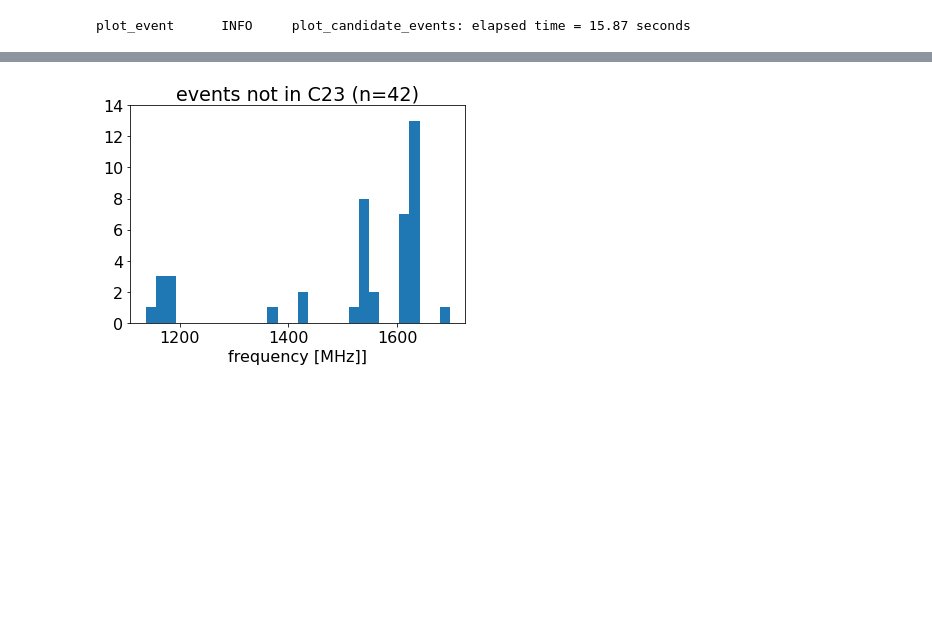
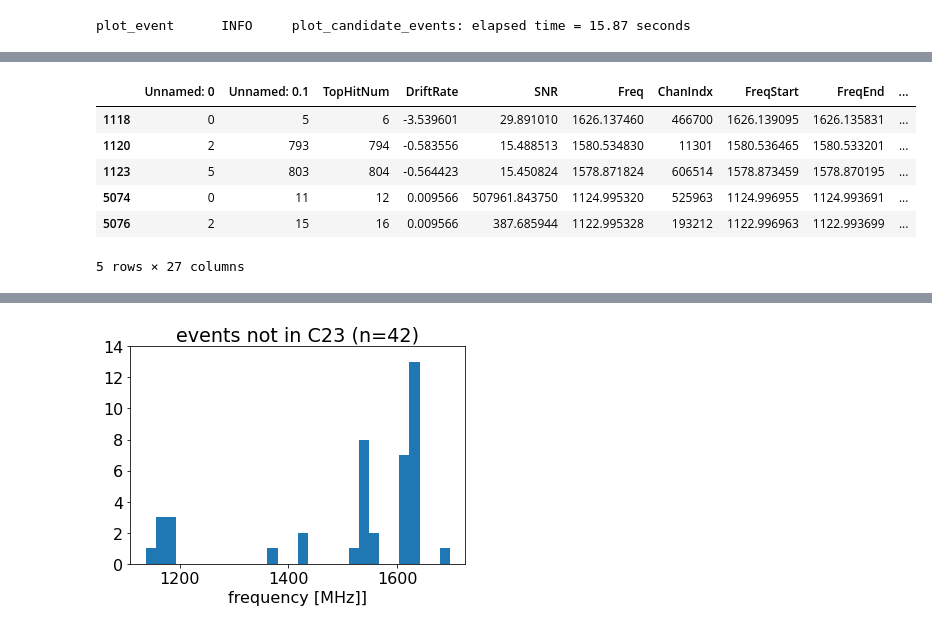
Before and after one commit to bjacobell/gbt-hdbscan, a Jupyter notebook: plot_event_from_reduced_hits.ipynb, the cells around one changed output, grey strips where cells are left out. Drawn from its saved outputs; the diff is of its cells as text; code cells hidden in the pictures; blank space fills up the shorter version.

```diff
--- a/plot_event_from_reduced_hits.ipynb
+++ b/plot_event_from_reduced_hits.ipynb
@@ -196 +243,11 @@ c23_dfl
+# %%
+c23_dfl.iloc[np.where(c23_dfl['Source'].values == 'AND_II')[0]]
+# %% [output]
+|  | Unnamed: 0 | Unnamed: 0.1 | TopHitNum | DriftRate | SNR | Freq | ChanIndx | FreqStart | FreqEnd | ... |
+| 1118 | 0 | 5 | 6 | -3.539601 | 29.891010 | 1626.137460 | 466700 | 1626.139095 | 1626.135831 | ... |
+| 1120 | 2 | 793 | 794 | -0.583556 | 15.488513 | 1580.534830 | 11301 | 1580.536465 | 1580.533201 | ... |
+| 1123 | 5 | 803 | 804 | -0.564423 | 15.450824 | 1578.871824 | 606514 | 1578.873459 | 1578.870195 | ... |
+| 5074 | 0 | 11 | 12 | 0.009566 | 507961.843750 | 1124.995320 | 525963 | 1124.996955 | 1124.993691 | ... |
+| 5076 | 2 | 15 | 16 | 0.009566 | 387.685944 | 1122.995328 | 193212 | 1122.996963 | 1122.993699 | ... |
+5 rows × 27 columns
 # %%
```
Also changed, not shown: parts of 22 cells of this notebook, 3 other files.
